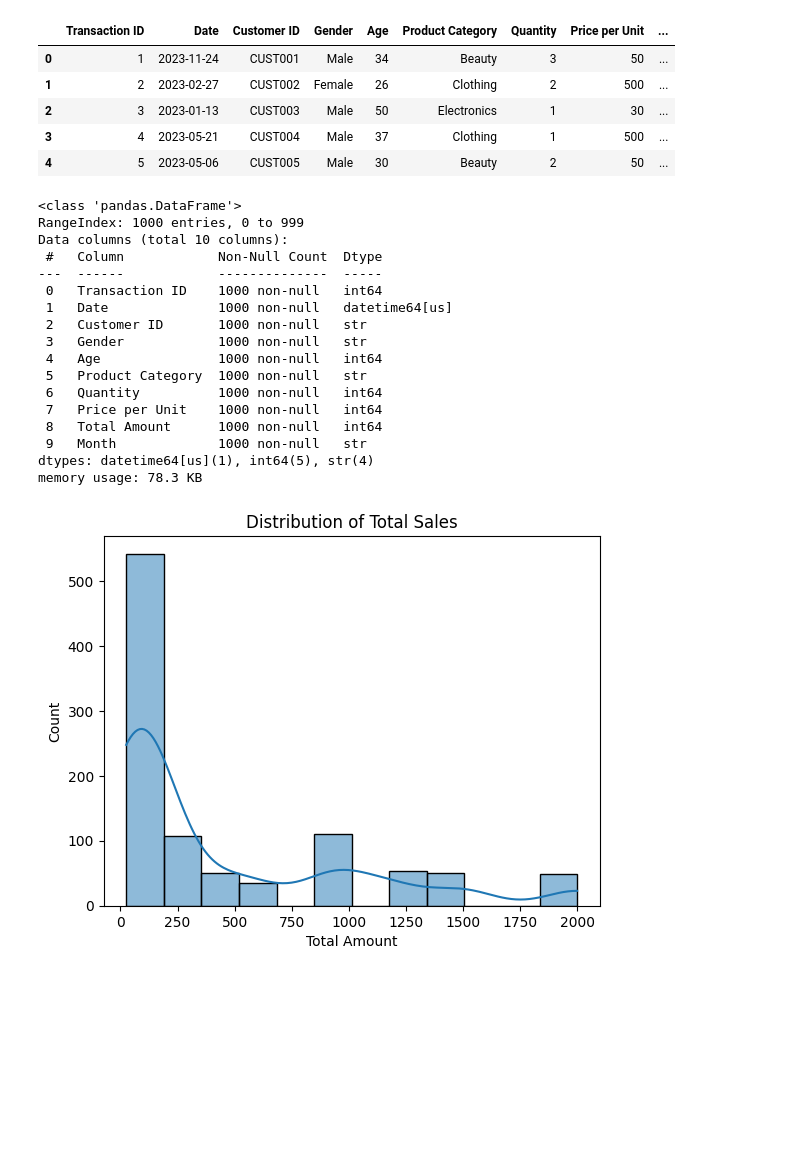
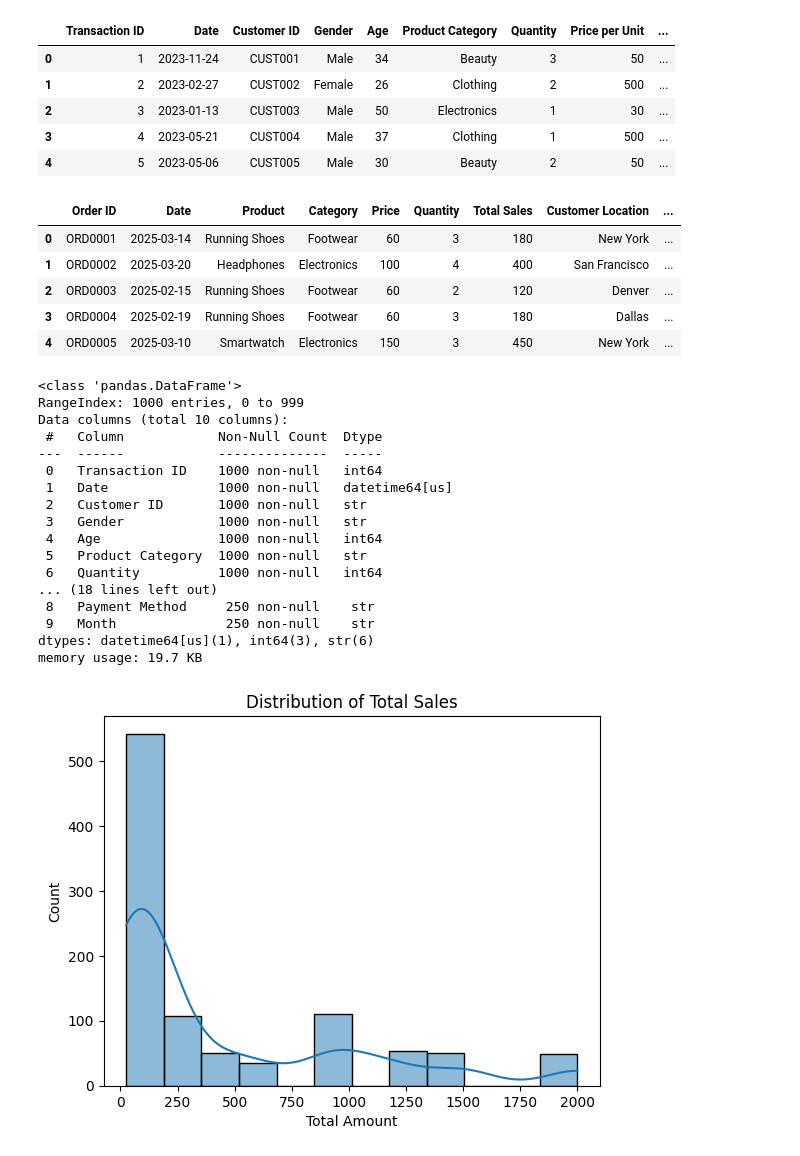
Before and after one commit to Miruthula122/Inventory-Dashboard, a Jupyter notebook: Notebooks/data_cleaning.ipynb, the cells around one changed output. Cells and saved outputs as stored; diff of their text form; code cells hidden in the pictures; blank space fills up the shorter version.

```diff
--- a/Notebooks/data_cleaning.ipynb
+++ b/Notebooks/data_cleaning.ipynb
@@ -85,8 +136,19 @@ df.head()
 | 2 | 3 | 2023-01-13 | CUST003 | Male | 50 | Electronics | 1 | 30 | ... |
 | 3 | 4 | 2023-05-21 | CUST004 | Male | 37 | Clothing | 1 | 500 | ... |
 | 4 | 5 | 2023-05-06 | CUST005 | Male | 30 | Beauty | 2 | 50 | ... |
+# %%
+df1.to_csv(r"..\Data\cleaned_sales1.csv", index=False)
+df1.head()
+# %% [output]
+|  | Order ID | Date | Product | Category | Price | Quantity | Total Sales | Customer Location | ... |
+| 0 | ORD0001 | 2025-03-14 | Running Shoes | Footwear | 60 | 3 | 180 | New York | ... |
+| 1 | ORD0002 | 2025-03-20 | Headphones | Electronics | 100 | 4 | 400 | San Francisco | ... |
+| 2 | ORD0003 | 2025-02-15 | Running Shoes | Footwear | 60 | 2 | 120 | Denver | ... |
+| 3 | ORD0004 | 2025-02-19 | Running Shoes | Footwear | 60 | 3 | 180 | Dallas | ... |
+| 4 | ORD0005 | 2025-03-10 | Smartwatch | Electronics | 150 | 3 | 450 | New York | ... |
 # %%
 df.info()
+df1.info()
 # %% [output]
 <class 'pandas.DataFrame'>
 RangeIndex: 1000 entries, 0 to 999
@@ -100,11 +162,11 @@ Data columns (total 10 columns):
  4   Age               1000 non-null   int64
  5   Product Category  1000 non-null   str
  6   Quantity          1000 non-null   int64
- 7   Price per Unit    1000 non-null   int64
- 8   Total Amount      1000 non-null   int64
- 9   Month             1000 non-null   str
-dtypes: datetime64[us](1), int64(5), str(4)
-memory usage: 78.3 KB
+... (18 lines left out)
+ 8   Payment Method     250 non-null    str
+ 9   Month              250 non-null    str
+dtypes: datetime64[us](1), int64(3), str(6)
+memory usage: 19.7 KB
 # %%
 import matplotlib.pyplot as plt
 import seaborn as sns
```
Also changed, not shown: parts of 14 cells of this notebook, 4 other files.
